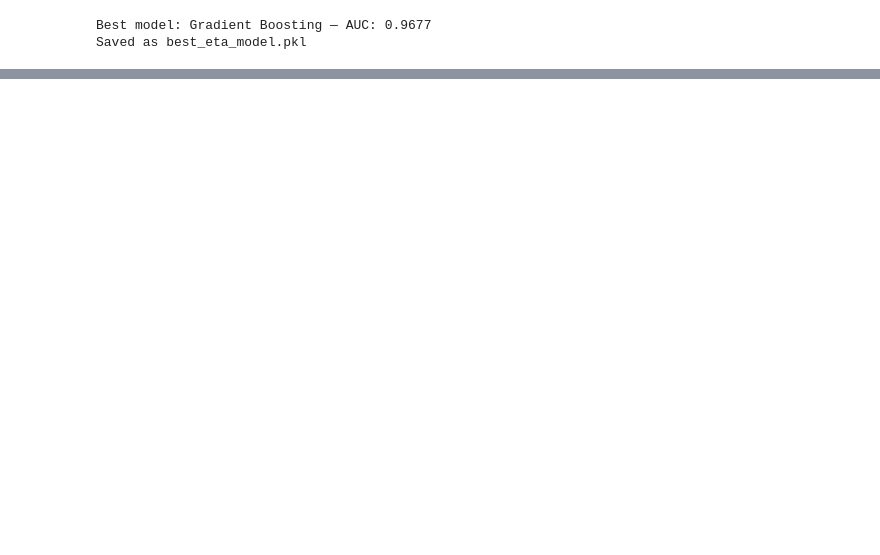
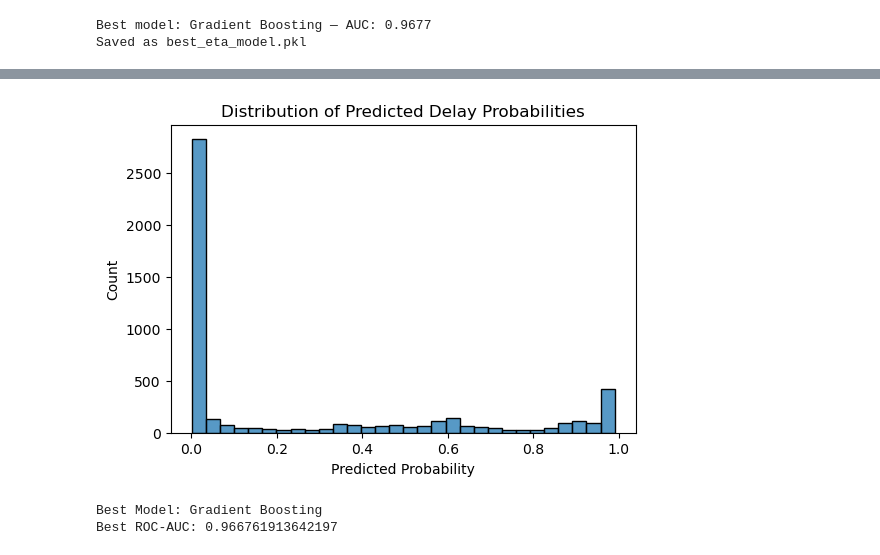
Before and after one commit to Ronal-Thomas/ETA-Delay-Prediction-Logistics, a Jupyter notebook: ETA_Delay_Prediction_model_retrained (1) (2).ipynb, the cells around one changed output, grey strips where cells are left out. Cells and saved outputs as stored; diff of their text form; code cells hidden in the pictures; blank space fills up the shorter version.

```diff
--- a/ETA_Delay_Prediction_model_retrained (1) (2).ipynb
+++ b/ETA_Delay_Prediction_model_retrained (1) (2).ipynb
@@ -2914,0 +2973,20 @@ Saved as best_eta_model.pkl
+# %%
+y_prob_best = best_model.predict_proba(X_test_A_sc)[:,1]
+
+plt.figure(figsize=(6,4))
+sns.histplot(y_prob_best, bins=30)
+
+plt.title("Distribution of Predicted Delay Probabilities")
+plt.xlabel("Predicted Probability")
+plt.ylabel("Count")
+plt.show()
+# %% [output]
+[figure, added]
+# %%
+best_model = comparison_df.sort_values("ROC_AUC", ascending=False).iloc[0]
+
+print("Best Model:", best_model["Model"])
+print("Best ROC-AUC:", best_model["ROC_AUC"])
+# %% [output]
+Best Model: Gradient Boosting
+Best ROC-AUC: 0.966761913642197
```
Also changed, not shown: parts of 44 cells of this notebook.
